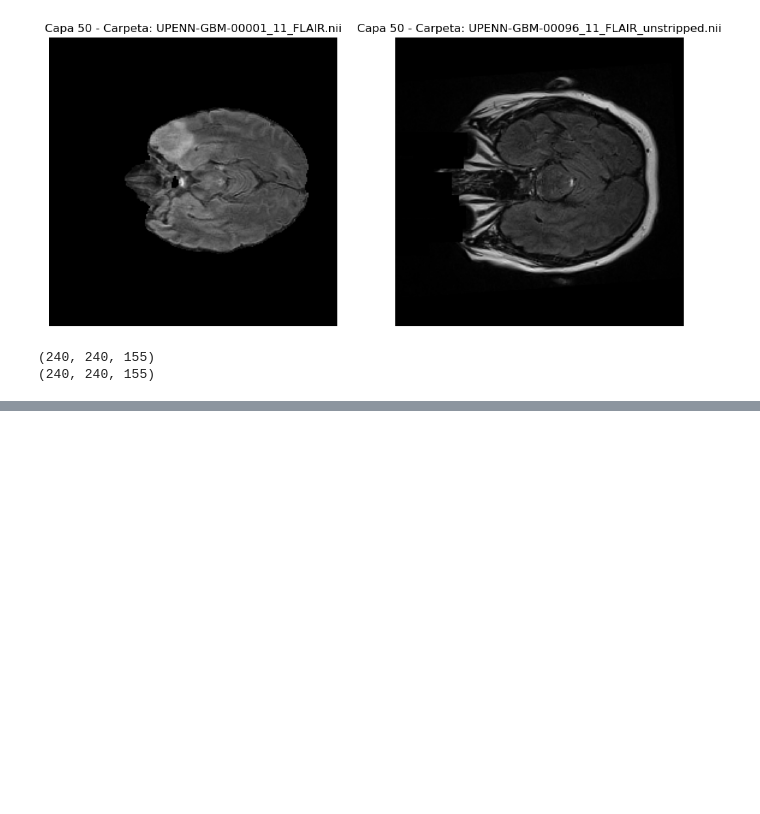
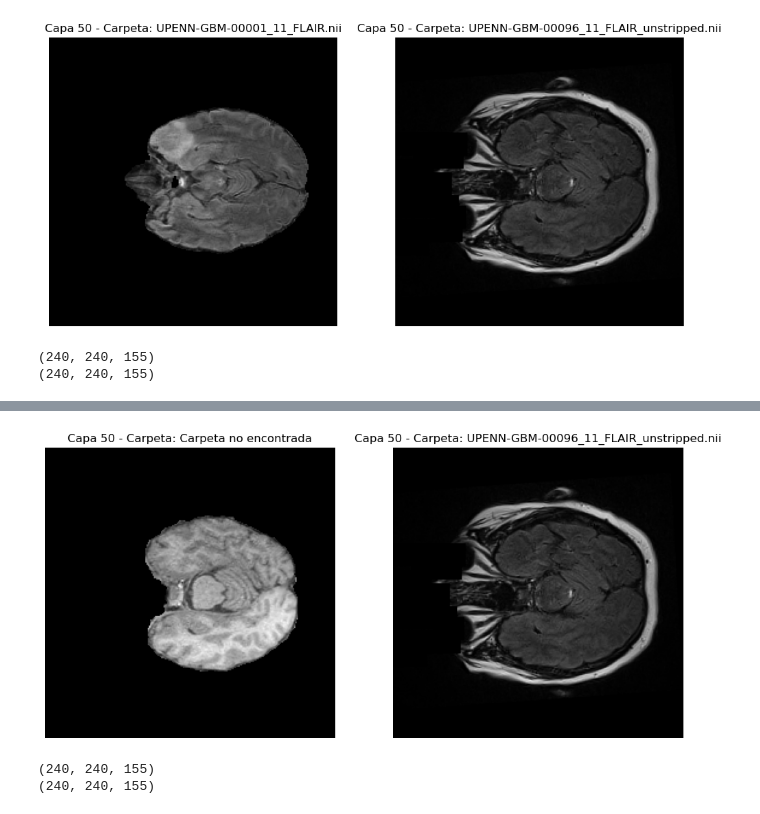
Before and after one commit to JPDevOpti/IA_AutomaticTumorSegmentationModel, a Jupyter notebook: pre_processing/test.ipynb, the cells around one changed output, grey strips where cells are left out. Drawn from its saved outputs; the diff is of its cells as text; code cells hidden in the pictures; blank space fills up the shorter version.

Commit message:
feat :sparkles: preprocess image flow :D

```diff
--- a/pre_processing/test.ipynb
+++ b/pre_processing/test.ipynb
@@ -57,0 +62,17 @@ print(imagen2.shape)
+# %%
+# Rutas de los archivos .nii
+nii_pre_processado = './outputs/brain_extracted.nii'
+nii_no_pre_processado = '../paciente_no_pre_procesado/UPENN-GBM-00096_11_FLAIR_unstripped.nii'
+
+# Cargar las imágenes
+imagen1 = load_nii(nii_pre_processado)
+imagen2 = load_nii(nii_no_pre_processado)
+
+# Mostrar las capas específicas en subgráficas
+show_subplots(imagen1.get_fdata(), nii_pre_processado, imagen2.get_fdata(), nii_no_pre_processado, capa=50, indice_carpeta=2)
+print(imagen1.shape)
+print(imagen2.shape)
+# %% [output]
+[figure, added]
+(240, 240, 155)
+(240, 240, 155)
```
Also changed, not shown: parts of 1 cell of this notebook, 4 other files.
